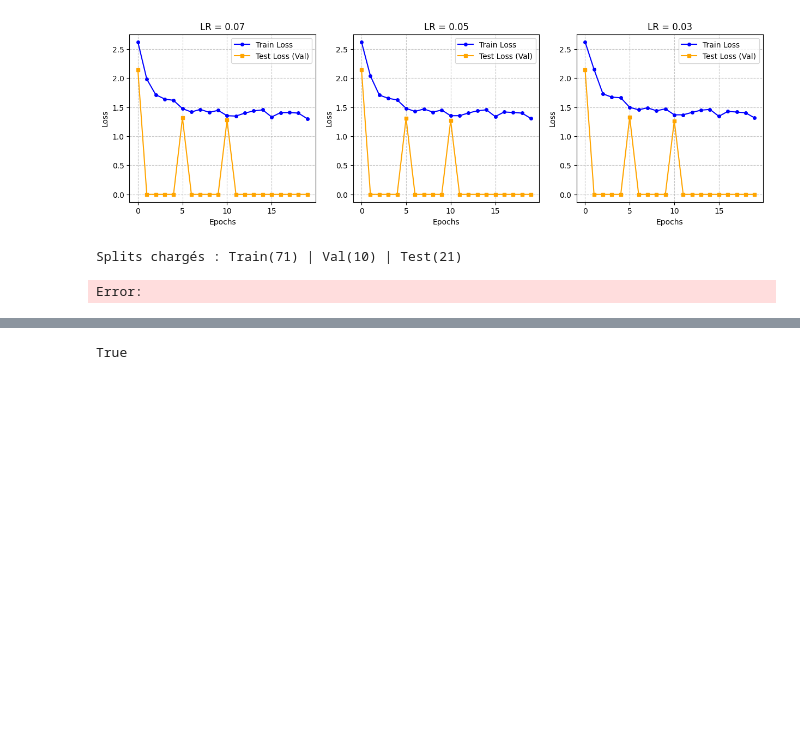
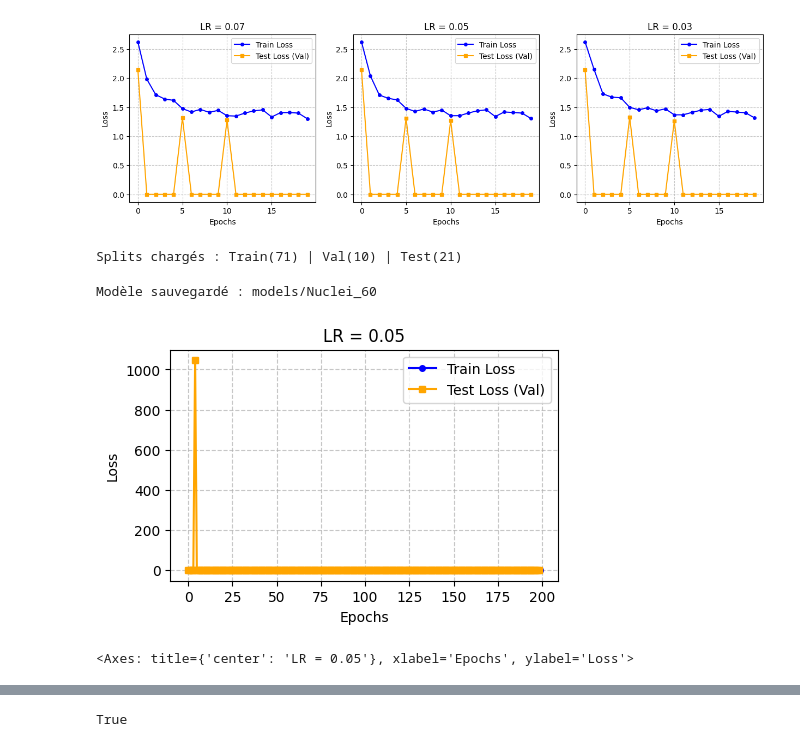
Before and after one commit to GautierGabriel/DIMA, a Jupyter notebook: scripts/cellpose3_nuc.ipynb, the cells around one changed output, grey strips where cells are left out. Saved outputs shown, nothing was run; the diff lists cells and outputs as text; code cells hidden in the pictures; blank space fills up the shorter version.

```diff
--- a/scripts/cellpose3_nuc.ipynb
+++ b/scripts/cellpose3_nuc.ipynb
@@ -201,29 +204,31 @@ Splits chargés : Train(71) | Val(10) | Test(21)
 # %%
 import matplotlib.pyplot as plt
 from cellpose import train, models, io
 
-X_train,Y_train = visualizer.load_set(ids_train)
-X_val,Y_val   = visualizer.load_set(ids_val)
+X_train,Y_train = visualizer.load_set(ids_train, mode='Nuc')
+X_val,Y_val   = visualizer.load_set(ids_val, mode='Nuc')
 
 io.logger_setup()
-model_finetune = models.CellposeModel(model_type='nuclei', gpu=False)
+model_finetune = models.CellposeModel(model_type='nuclei', gpu=True)
 
 model_path, t_loss, v_loss = train.train_seg(
     model_finetune.net,
     train_data=X_train,
     train_labels=Y_train,
     test_data=X_val,
     test_labels=Y_val,
     channels=[0,0],
-    n_epochs=60,
+    n_epochs=200,
     learning_rate=0.05,
     weight_decay=0.0001,
     save_path='.',
     model_name='Nuclei_60'
 )
 
 print(f"Modèle sauvegardé : {model_path}")
 
-visualizer.plot_loss(t_loss, v_loss, title=f"LR = {0.05}",show=True)
+visualizer.plot_loss(t_loss, v_loss[1:], title=f"LR = {0.05}",show=True)
 # %% [output]
-Error:
+Modèle sauvegardé : models/Nuclei_60
+[figure, added]
+<Axes: title={'center': 'LR = 0.05'}, xlabel='Epochs', ylabel='Loss'>
```
Also changed, not shown: parts of 7 cells of this notebook, 13 other files.
